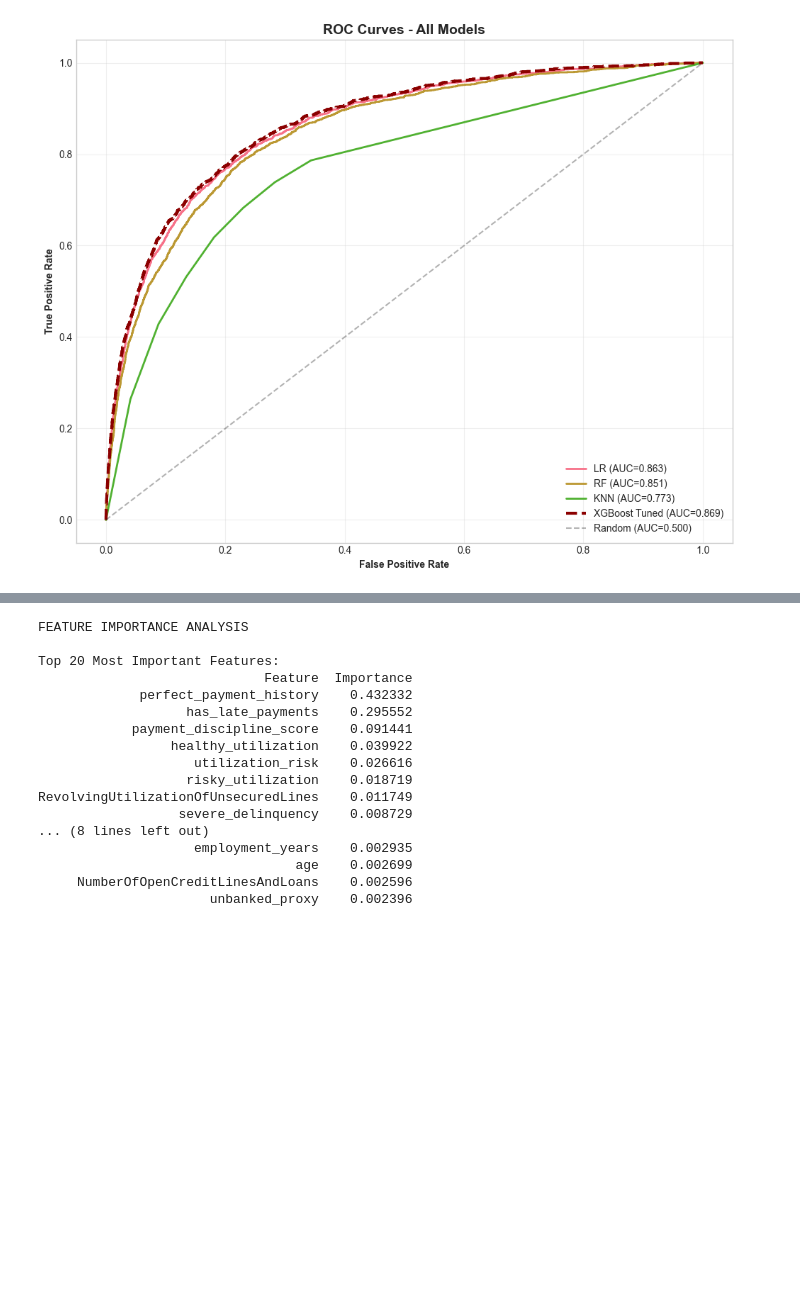
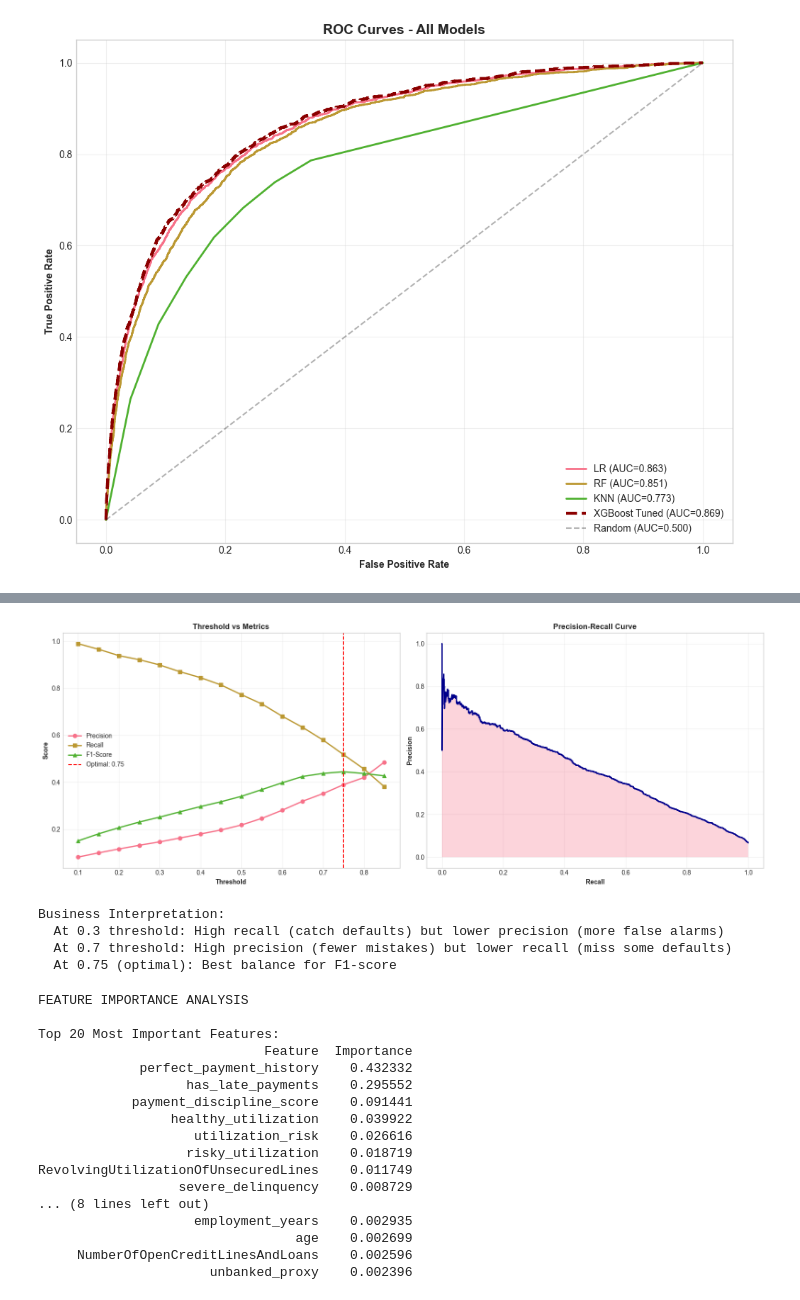
Before and after one commit to nisarvati/credit-scoring-pred, a Jupyter notebook: credit2.ipynb, the cells around one changed output, grey strips where cells are left out. Drawn from its saved outputs; the diff is of its cells as text; code cells hidden in the pictures; blank space fills up the shorter version.

```diff
--- a/credit2.ipynb
+++ b/credit2.ipynb
@@ -1277,3 +1664,77 @@ plt.show()
 # %% [output]
 ROC CURVE ANALYSIS
 [figure]
+# %%
+# CELL: Threshold Optimization for Business Metrics
+
+print("THRESHOLD OPTIMIZATION - BUSINESS-DRIVEN DECISION MAKING")
+
+from sklearn.metrics import precision_recall_curve
+
+# Get probabilities
+y_proba = xgb_tuned.predict_proba(X_test_scaled)[:, 1]
+
+# Calculate metrics at different thresholds
+thresholds = np.arange(0.1, 0.9, 0.05)
+results = []
+
+for threshold in thresholds:
+    y_pred_threshold = (y_proba >= threshold).astype(int)
+
+    results.append({
+        'Threshold': threshold,
+        'Precision': precision_score(y_test, y_pred_threshold, zero_division=0),
+        'Recall': recall_score(y_test, y_pred_threshold, zero_division=0),
+        'F1': f1_score(y_test, y_pred_threshold, zero_division=0),
+        'Accuracy': accuracy_score(y_test, y_pred_threshold)
+    })
+
+threshold_df = pd.DataFrame(results)
+
+print("\nThreshold Analysis:")
+print(threshold_df.to_string(index=False))
+
+# Find optimal threshold (maximize F1)
+optimal_idx = threshold_df['F1'].idxmax()
+optimal_threshold = threshold_df.loc[optimal_idx, 'Threshold']
+
+print(f"\nOptimal Threshold (F1-maximizing): {optimal_threshold:.2f}")
+print(f"  Precision: {threshold_df.loc[optimal_idx, 'Precision']:.4f}")
+print(f"  Recall: {threshold_df.loc[optimal_idx, 'Recall']:.4f}")
+print(f"  F1-Score: {threshold_df.loc[optimal_idx, 'F1']:.4f}")
+
+# Visualize
+fig, axes = plt.subplots(1, 2, figsize=(16, 6))
+
+axes[0].plot(threshold_df['Threshold'], threshold_df['Precision'],
+             marker='o', label='Precision', linewidth=2)
+axes[0].plot(threshold_df['Threshold'], threshold_df['Recall'],
+             marker='s', label='Recall', linewidth=2)
+axes[0].plot(threshold_df['Threshold'], threshold_df['F1'],
+             marker='^', label='F1-Score', linewidth=2)
+axes[0].axvline(optimal_threshold, color='red', linestyle='--',
+                label=f'Optimal: {optimal_threshold:.2f}')
+axes[0].set_xlabel('Threshold', fontweight='bold')
+axes[0].set_ylabel('Score', fontweight='bold')
+axes[0].set_title('Threshold vs Metrics', fontweight='bold')
+axes[0].legend()
+axes[0].grid(alpha=0.3)
+
+# Precision-Recall Curve
+precision, recall, _ = precision_recall_curve(y_test, y_proba)
+axes[1].plot(recall, precision, linewidth=2, color='darkblue')
+axes[1].fill_between(recall, precision, alpha=0.3)
+axes[1].set_xlabel('Recall', fontweight='bold')
+axes[1].set_ylabel('Precision', fontweight='bold')
+axes[1].set_title('Precision-Recall Curve', fontweight='bold')
+axes[1].grid(alpha=0.3)
+
+plt.tight_layout()
+plt.show()
+
+# Business interpretation
+print("\nBusiness Interpretation:")
+print(f"  At 0.3 threshold: High recall (catch defaults) but lower precision (more false alarms)")
+print(f"  At 0.7 threshold: High precision (fewer mistakes) but lower recall (miss some defaults)")
+print(f"  At {optimal_threshold:.2f} (optimal): Best balance for F1-score")
+# %% [output]
@@ -1280,3 +1758,8 @@ ROC CURVE ANALYSIS
+[figure, added]
+Business Interpretation:
+  At 0.3 threshold: High recall (catch defaults) but lower precision (more false alarms)
+  At 0.7 threshold: High precision (fewer mistakes) but lower recall (miss some defaults)
+  At 0.75 (optimal): Best balance for F1-score
 # %%
 # CELL 23: Feature Importance
 
```
Also changed, not shown: parts of 5 cells of this notebook, 2 other files.
